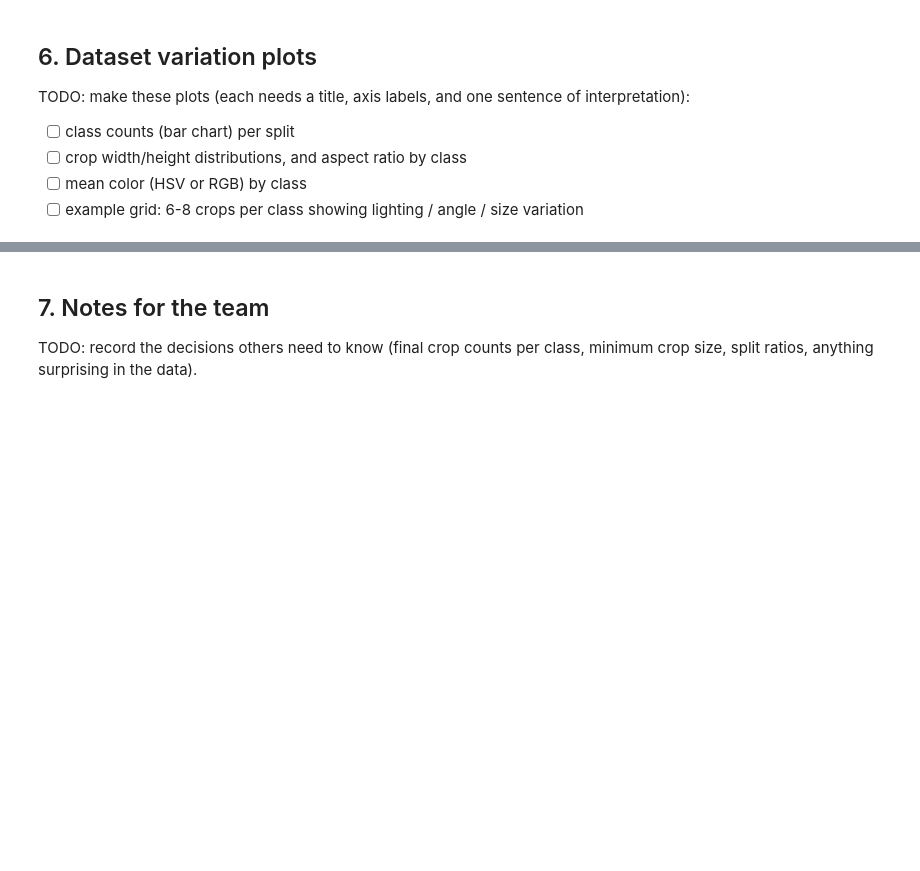
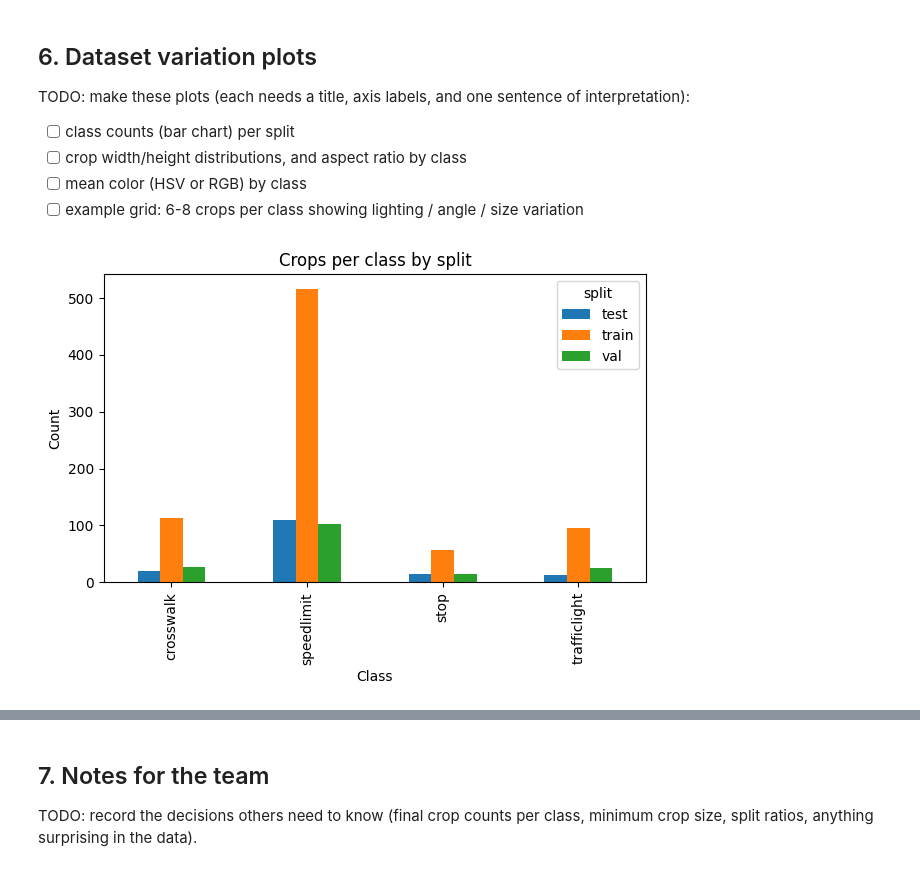
Before and after one commit to theyogurt/DATASCI281_ComputerVision---FINAL_PROJECT_ROAD_SIGN_CLASSIFIER, a Jupyter notebook: notebooks/01_data_prep_and_eda.ipynb, the cells around one changed output, grey strips where cells are left out. Drawn from its saved outputs; the diff is of its cells as text; code cells hidden in the pictures; blank space fills up the shorter version.

Commit message:
Complete 01 data prep and EDA notebook

```diff
--- a/notebooks/01_data_prep_and_eda.ipynb
+++ b/notebooks/01_data_prep_and_eda.ipynb
@@ -46,8 +62,16 @@ import xml.etree.ElementTree as ET
 
 def parse_annotations(ann_dir):
     rows = []
-    # TODO: loop over ann_dir.glob("*.xml"), parse with ET.parse(...),
-    #       and append one dict per <object> with the columns listed above
+    for xml_file in sorted(ann_dir.glob("*.xml")):
+        root = ET.parse(xml_file).getroot()
+        image = root.findtext("filename")
+        for obj in root.findall("object"):
+            box = obj.find("bndbox")
+            rows.append({
+                "image": image,
+                "label": obj.findtext("name"),
+                **{k: int(float(box.findtext(k))) for k in ["xmin", "ymin", "xmax", "ymax"]},
+            })
     return pd.DataFrame(rows)
 
 boxes = parse_annotations(ann_dir)
@@ -79,6 +152,23 @@ def crop_signs(boxes, images_dir, out_dir, min_size=16):
 - Write `data/splits/train.csv`, `val.csv`, `test.csv` with columns `path` (relative to the repo root), `label`, and `source_image`.
 - Everyone loads these files with `load_split(...)`. Nobody re-splits.
 # %%
-# TODO: create the three splits (for example ~70/15/15) and save them to DATA_SPLITS
+from sklearn.model_selection import StratifiedGroupKFold
+
+def take_fold(df, n_splits):
+    sgkf = StratifiedGroupKFold(n_splits=n_splits, shuffle=True, random_state=SEED)
+    rest_idx, hold_idx = next(sgkf.split(df, df["label"], groups=df["source_image"]))
+    return df.iloc[rest_idx], df.iloc[hold_idx]
+
+rest, test = take_fold(crops, 7)   # 1/7 for test
+train, val = take_fold(rest, 6)    # 1/6 of the rest for val
+
+DATA_SPLITS.mkdir(parents=True, exist_ok=True)
+cols = ["path", "label", "source_image"]
+for name, df in [("train", train), ("val", val), ("test", test)]:
+    df[cols].to_csv(DATA_SPLITS / f"{name}.csv", index=False)
 # %%
-# TODO: print class counts per split to confirm every class appears in all three
+splits = pd.concat([train.assign(split="train"), val.assign(split="val"), test.assign(split="test")])
+print(pd.crosstab(splits["label"], splits["split"]))
+
+# no photo should appear in more than one split
+assert splits.groupby("source_image")["split"].nunique().max() == 1
@@ -91,5 +188,9 @@ TODO: make these plots (each needs a title, axis labels, and one sentence of int
 - [ ] mean color (HSV or RGB) by class
 - [ ] example grid: 6-8 crops per class showing lighting / angle / size variation
 # %%
-# TODO: class counts plot
+pd.crosstab(splits["label"], splits["split"]).plot.bar(figsize=(7, 4))
+plt.title("Crops per class by split"); plt.xlabel("Class"); plt.ylabel("Count")
+plt.show()
+# %% [output]
+[figure, added]
 # %%
```
Also changed, not shown: parts of 12 cells of this notebook.
